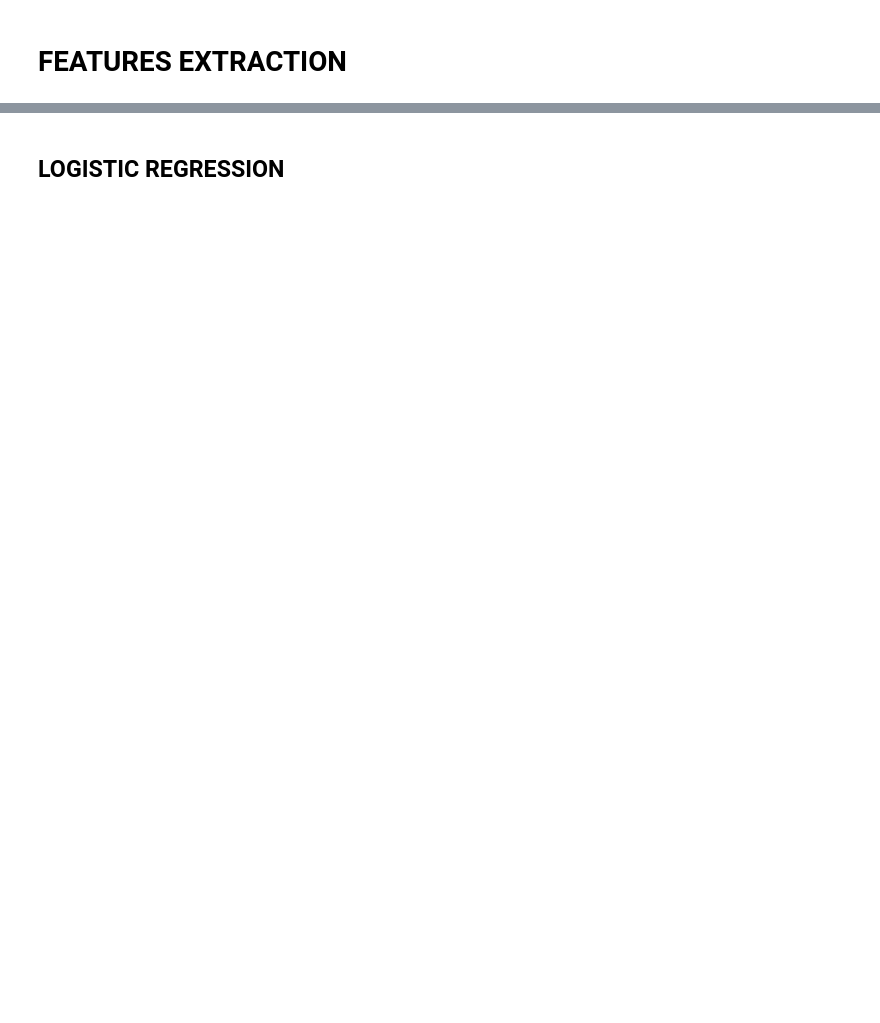
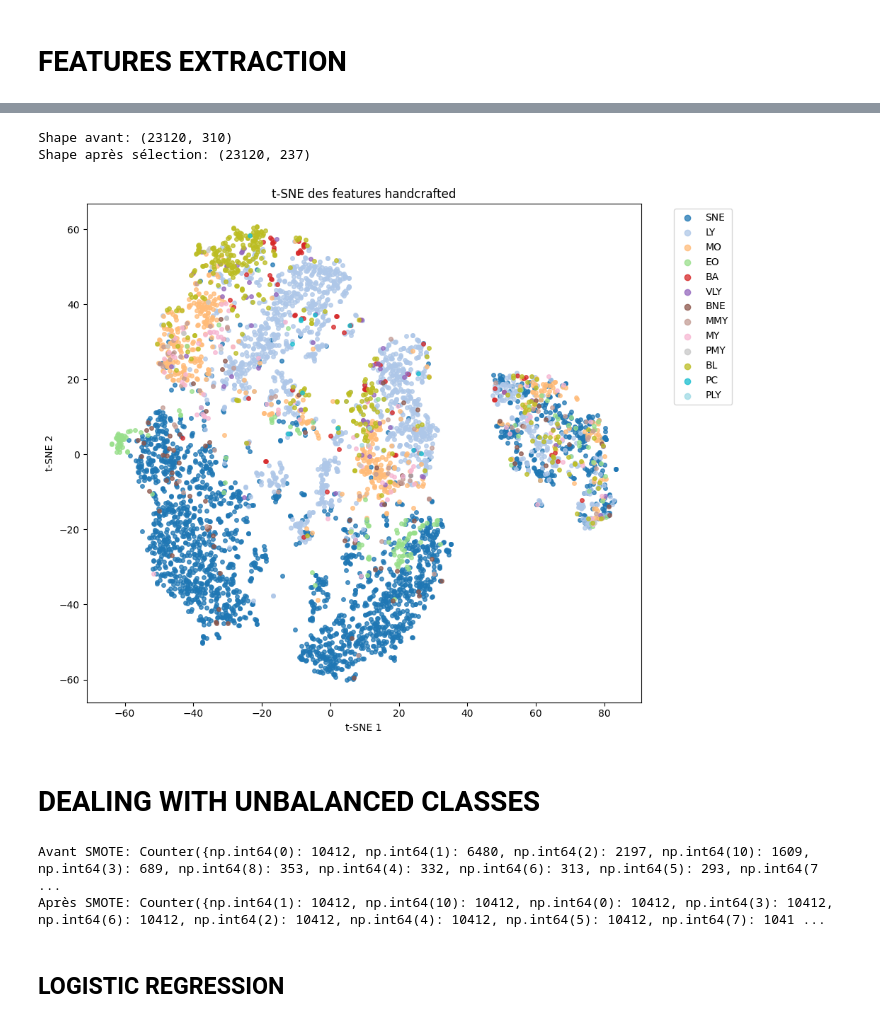
Before and after one commit to yrothlin-03/CHAL_IM05, a Jupyter notebook: machine_learning/pipeline_ml.ipynb, the cells around one changed output, grey strips where cells are left out. Cells and saved outputs as stored; diff of their text form; code cells hidden in the pictures; blank space fills up the shorter version.

```diff
--- a/machine_learning/pipeline_ml.ipynb
+++ b/machine_learning/pipeline_ml.ipynb
@@ -286,0 +875,8 @@ plt.show()
+# %%
+X_tr, X_val, y_tr, y_val = train_test_split(
+    X_train_features,
+    y_train,
+    test_size=0.2,
+    random_state=42,
+    stratify=y_train
+)
@@ -286,0 +982,42 @@ plt.show()
+# %%
+from sklearn.preprocessing import StandardScaler
+from sklearn.feature_selection import SelectFromModel
+from sklearn.linear_model import LogisticRegression
+
+scaler = StandardScaler()
+selector = SelectFromModel(
+    LogisticRegression(
+        penalty="l1",
+        solver="saga",
+        C=0.1,
+        max_iter=3000,
+        random_state=42
+    )
+)
+
+X_tr_scaled = scaler.fit_transform(X_tr)
+X_tr_selected = selector.fit_transform(X_tr_scaled, y_tr)
+
+X_val_scaled = scaler.transform(X_val)
+X_val_selected = selector.transform(X_val_scaled)
+
+X_test_scaled = scaler.transform(X_test_features)
+X_test_selected = selector.transform(X_test_scaled)
+
+
+print("Shape avant:", X_tr.shape)
+print("Shape après sélection:", X_tr_selected.shape)
+
+X_tsne, y_tsne = plot_tsne_features(
+    X_tr_selected,
+    y_tr,
+    label2id=label2id,
+    sample_size=5000,
+    pca_components=50,
+    perplexity=30,
+    random_state=42,
+)
+# %% [output]
+Shape avant: (23120, 310)
+Shape après sélection: (23120, 237)
+[figure, added]
@@ -287,2 +1028,22 @@ plt.show()
+# %% [markdown]
+# DEALING WITH UNBALANCED CLASSES
+# %%
+from imblearn.over_sampling import SMOTE
+from collections import Counter
+
+
+smote = SMOTE(
+    sampling_strategy="auto",
+    k_neighbors=5,
+    random_state=42
+)
+
+X_tr_smote, y_tr_smote = smote.fit_resample(X_tr, y_tr)
+
+print("Avant SMOTE:", Counter(y_tr))
+print("Après SMOTE:", Counter(y_tr_smote))
+# %% [output]
+Avant SMOTE: Counter({np.int64(0): 10412, np.int64(1): 6480, np.int64(2): 2197, np.int64(10): 1609, np.int64(3): 689, np.int64(8): 353, np.int64(4): 332, np.int64(6): 313, np.int64(5): 293, np.int64(7 ...
+Après SMOTE: Counter({np.int64(1): 10412, np.int64(10): 10412, np.int64(0): 10412, np.int64(3): 10412, np.int64(6): 10412, np.int64(2): 10412, np.int64(4): 10412, np.int64(5): 10412, np.int64(7): 1041 ...
 # %% [markdown]
 ## LOGISTIC REGRESSION
```
Also changed, not shown: parts of 20 cells of this notebook, 22 other files.
